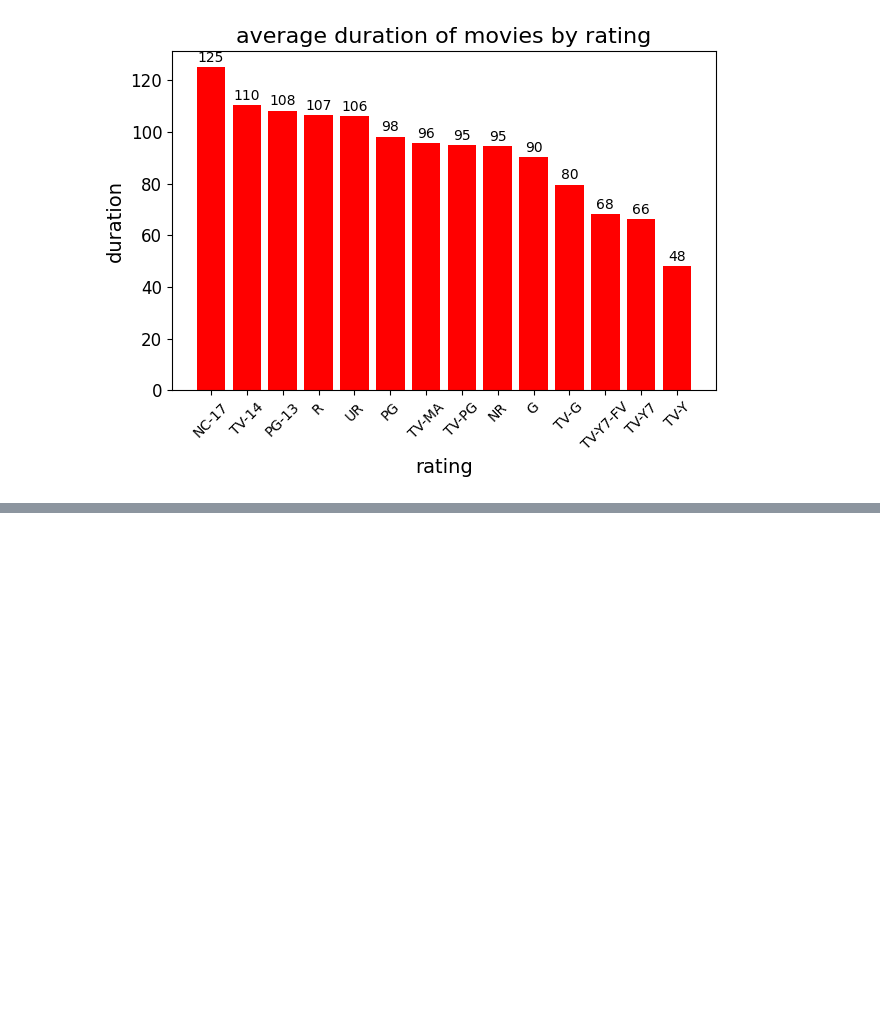
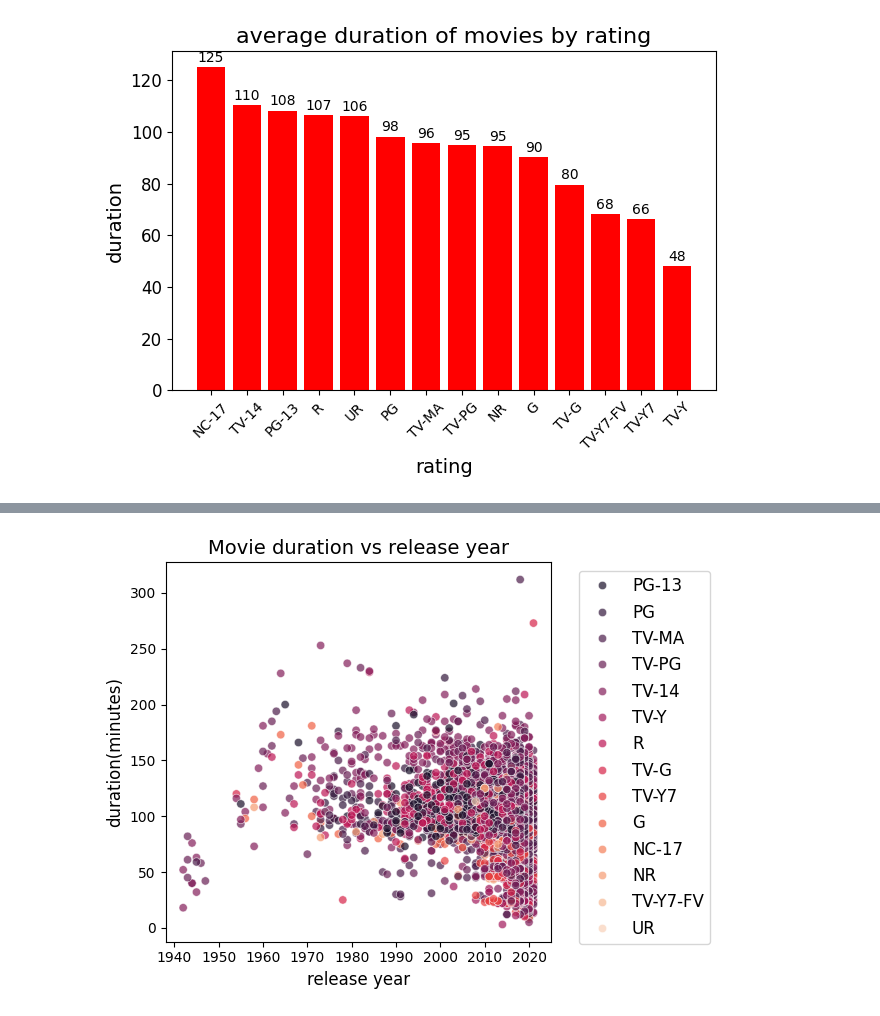
Before and after one commit to anjali0906vinod/netflix_analysis, a Jupyter notebook: netflix.ipynb, the cells around one changed output, grey strips where cells are left out. Cells and saved outputs as stored; diff of their text form; code cells hidden in the pictures; blank space fills up the shorter version.

```diff
--- a/netflix.ipynb
+++ b/netflix.ipynb
@@ -301,0 +349,12 @@ plt.show()
+# %%
+plt.Figure(figsize=(10,6))
+sns.scatterplot(data= movies_df, x='release_year', y= 'duration_clean', hue='rating', alpha=0.7, palette='rocket', edgecolor= 'white')
+plt.title('Movie duration vs release year', fontsize= 14)
+plt.xlabel('release year', fontsize= 12)
+plt.ylabel('duration(minutes)', fontsize= 12)
+plt.legend(bbox_to_anchor=(1.05, 1), loc= 'upper left', fontsize= 12)
+plt.tight_layout()
+plt.savefig('plots/scatterplot_movie_duration_and_release_year.png')
+plt.show()
+# %% [output]
+[figure, added]
```
Also changed, not shown: parts of 11 cells of this notebook, 5 other files.
